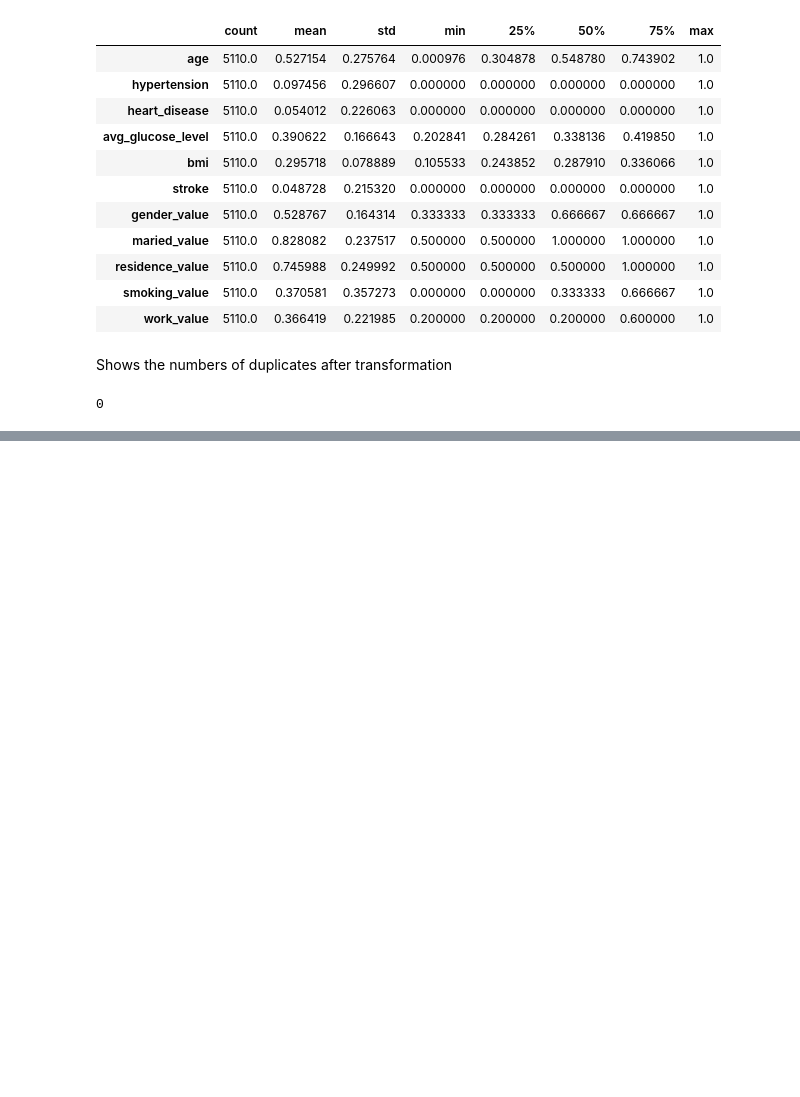
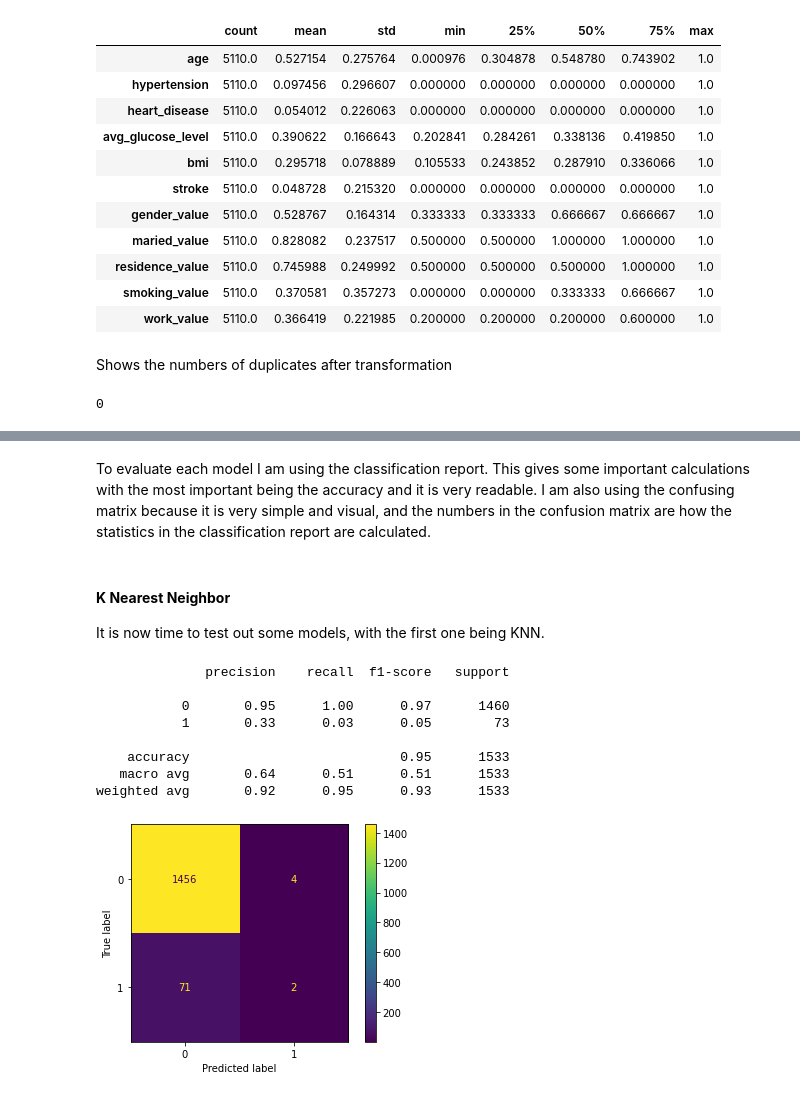
Before and after one commit to jackrenner1/Stroke-Predictor, a Jupyter notebook: AI_club.ipynb, the cells around one changed output, grey strips where cells are left out. Saved outputs shown, nothing was run; the diff lists cells and outputs as text; code cells hidden in the pictures; blank space fills up the shorter version.

```diff
--- a/AI_club.ipynb
+++ b/AI_club.ipynb
@@ -273,0 +272,46 @@ print(df.duplicated().sum())
+# %%
+#makes it easy to separate the target from everything else
+target = ['stroke']
+predictors = list(set(list(df.columns))-set(target))
+
+#changes the dataframe into two numpy arrays
+X = df[predictors].values
+y = df[target].values
+#Change y from a row-vector to a column array
+y = np.ravel(y)
+
+#split x and y arrays into training and testing, 30% of data goes to testing
+from sklearn.model_selection import train_test_split
+X_train, X_test, y_train, y_test = train_test_split(X, y, test_size = 0.30, random_state=40)
+# %% [markdown]
+To evaluate each model I am using the classification report. This gives some important calculations with the most important being the accuracy and it is very readable. I am also using the confusing matrix because it is very simple and visual, and the numbers in the confusion matrix are how the statistics in the classification report are calculated.
+# %% [markdown]
+#### **K Nearest Neighbor**
+It is now time to test out some models, with the first one being KNN.
+# %%
+#import the model
+from sklearn.neighbors import KNeighborsClassifier
+#initialize the model
+neigh = KNeighborsClassifier()
+#fits model to the training data
+neigh.fit(X_train, y_train)
+#Use the model to predict on new test data
+predict_test = neigh.predict(X_test)
+
+from sklearn.metrics import classification_report,confusion_matrix, ConfusionMatrixDisplay
+
+#shows the results of predictions of training data
+matrix = confusion_matrix(y_test, predict_test)
+disp = ConfusionMatrixDisplay(confusion_matrix=matrix)
+disp.plot()
+print(classification_report(y_test, predict_test))
+# %% [output]
+              precision    recall  f1-score   support
+
+           0       0.95      1.00      0.97      1460
+           1       0.33      0.03      0.05        73
+
+    accuracy                           0.95      1533
+   macro avg       0.64      0.51      0.51      1533
+weighted avg       0.92      0.95      0.93      1533
+[figure, added]
```
Also changed, not shown: parts of 18 cells of this notebook.
